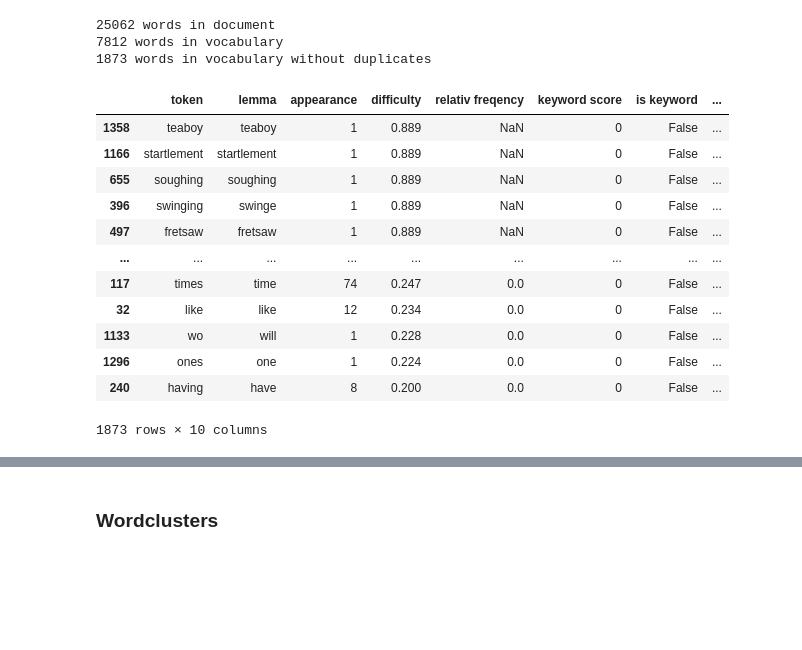
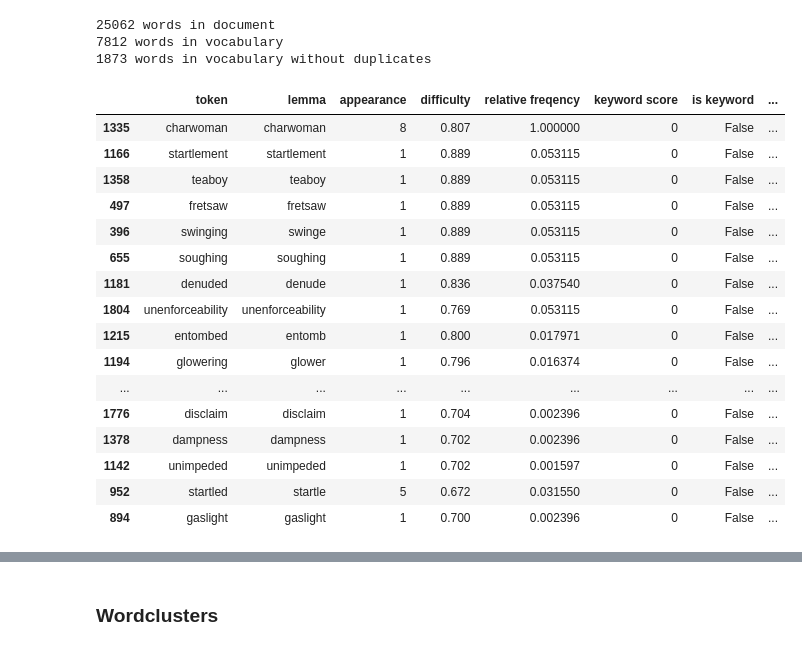
Before and after one commit to OshFrosch/Vocabulary-Predictor, a Jupyter notebook: src/notebooks/Pipeline Notebook.ipynb, the cells around one changed output, grey strips where cells are left out. Drawn from its saved outputs; the diff is of its cells as text; code cells hidden in the pictures; blank space fills up the shorter version.

Commit message:
reworked relative freqency (inc. fixed NaN)
changed the formular and removed hyperparameter and normalised the score

```diff
--- a/src/notebooks/Pipeline Notebook.ipynb
+++ b/src/notebooks/Pipeline Notebook.ipynb
@@ -145,3 +147,35 @@ def calculate_relativ_freq(doc):
+# %%
+def calculate_relativ_freq(doc):
+    '''calculating the relativ frequency of a included word'''
+
+    calculate_last = []
+    min_freq = Minimum(1)
+    max_score = Maximum(0)
+
+    def calc_rel_freq(word_freq, token):
+        return round(((token._.appearance/doc._.wordcount) **2) / word_freq, 3)
+
+    for token in doc:
+        if not token._.is_excluded:
+            overall_word_freq = word_frequency(token.lemma_, 'en')
+
+            if overall_word_freq == 0:
+                calculate_last.append(token)
+            else:
+                min_freq.update_minimum(overall_word_freq)
+                token._.relativ_freq = calc_rel_freq(overall_word_freq, token)
+                max_score.update_maximum(token._.relativ_freq)
+
+    for token in calculate_last:
+        token._.relativ_freq = calc_rel_freq(min_freq.value, token)
+        max_score.update_maximum(token._.relativ_freq)
+
+    for token in doc:
+        if not token._.is_excluded:
+            token._.relativ_freq /= max_score.value
+
+
+    return doc
 # %% [markdown]
 ## Word Relevance
 # %% [markdown]
@@ -230,11 +264,11 @@ def df_from_doc(doc):
     for token in doc:
         if not token._.is_excluded:
             data.append((token, token.lemma_, token._.appearance, token._.difficulty, token._.relativ_freq, token._.keyword_score, token._.is_keyword))
-    df = pd.DataFrame(data, columns=['token', 'lemma', 'appearance', 'difficulty', 'relativ freqency', 'keyword score', 'is keyword'])
+    df = pd.DataFrame(data, columns=['token', 'lemma', 'appearance', 'difficulty', 'relative freqency', 'keyword score', 'is keyword'])
 
     df[['difficulty_rank', 'keyword_rank']] = df[['difficulty', 'keyword score']].rank(ascending=False)
 
-    df['overall_ranking'] = df['difficulty']
+    df['overall_ranking'] = df['difficulty'] + df['relative freqency']
 
     return df
 # %% [markdown]
@@ -271,18 +305,22 @@ with open(text_file, "r") as f:
 # %%
 df = df_from_doc(doc)
 # %%
-df.sort_values(by=['overall_ranking'], ascending=False)
+df.sort_values(by=['overall_ranking'], ascending=False).head(50)
 # %% [output]
-|  | token | lemma | appearance | difficulty | relativ freqency | keyword score | is keyword | ... |
-| 1358 | teaboy | teaboy | 1 | 0.889 | NaN | 0 | False | ... |
-| 1166 | startlement | startlement | 1 | 0.889 | NaN | 0 | False | ... |
-| 655 | soughing | soughing | 1 | 0.889 | NaN | 0 | False | ... |
-| 396 | swinging | swinge | 1 | 0.889 | NaN | 0 | False | ... |
-| 497 | fretsaw | fretsaw | 1 | 0.889 | NaN | 0 | False | ... |
+|  | token | lemma | appearance | difficulty | relative freqency | keyword score | is keyword | ... |
+| 1335 | charwoman | charwoman | 8 | 0.807 | 1.000000 | 0 | False | ... |
+| 1166 | startlement | startlement | 1 | 0.889 | 0.053115 | 0 | False | ... |
+| 1358 | teaboy | teaboy | 1 | 0.889 | 0.053115 | 0 | False | ... |
+| 497 | fretsaw | fretsaw | 1 | 0.889 | 0.053115 | 0 | False | ... |
+| 396 | swinging | swinge | 1 | 0.889 | 0.053115 | 0 | False | ... |
+| 655 | soughing | soughing | 1 | 0.889 | 0.053115 | 0 | False | ... |
+| 1181 | denuded | denude | 1 | 0.836 | 0.037540 | 0 | False | ... |
+| 1804 | unenforceability | unenforceability | 1 | 0.769 | 0.053115 | 0 | False | ... |
+| 1215 | entombed | entomb | 1 | 0.800 | 0.017971 | 0 | False | ... |
+| 1194 | glowering | glower | 1 | 0.796 | 0.016374 | 0 | False | ... |
 | ... | ... | ... | ... | ... | ... | ... | ... | ... |
-| 117 | times | time | 74 | 0.247 | 0.0 | 0 | False | ... |
-| 32 | like | like | 12 | 0.234 | 0.0 | 0 | False | ... |
-| 1133 | wo | will | 1 | 0.228 | 0.0 | 0 | False | ... |
-| 1296 | ones | one | 1 | 0.224 | 0.0 | 0 | False | ... |
-| 240 | having | have | 8 | 0.200 | 0.0 | 0 | False | ... |
+| 1776 | disclaim | disclaim | 1 | 0.704 | 0.002396 | 0 | False | ... |
+| 1378 | dampness | dampness | 1 | 0.702 | 0.002396 | 0 | False | ... |
+| 1142 | unimpeded | unimpeded | 1 | 0.702 | 0.001597 | 0 | False | ... |
+| 952 | startled | startle | 5 | 0.672 | 0.031550 | 0 | False | ... |
+| 894 | gaslight | gaslight | 1 | 0.700 | 0.002396 | 0 | False | ... |
-1873 rows × 10 columns
```
Also changed, not shown: parts of 18 cells of this notebook.
